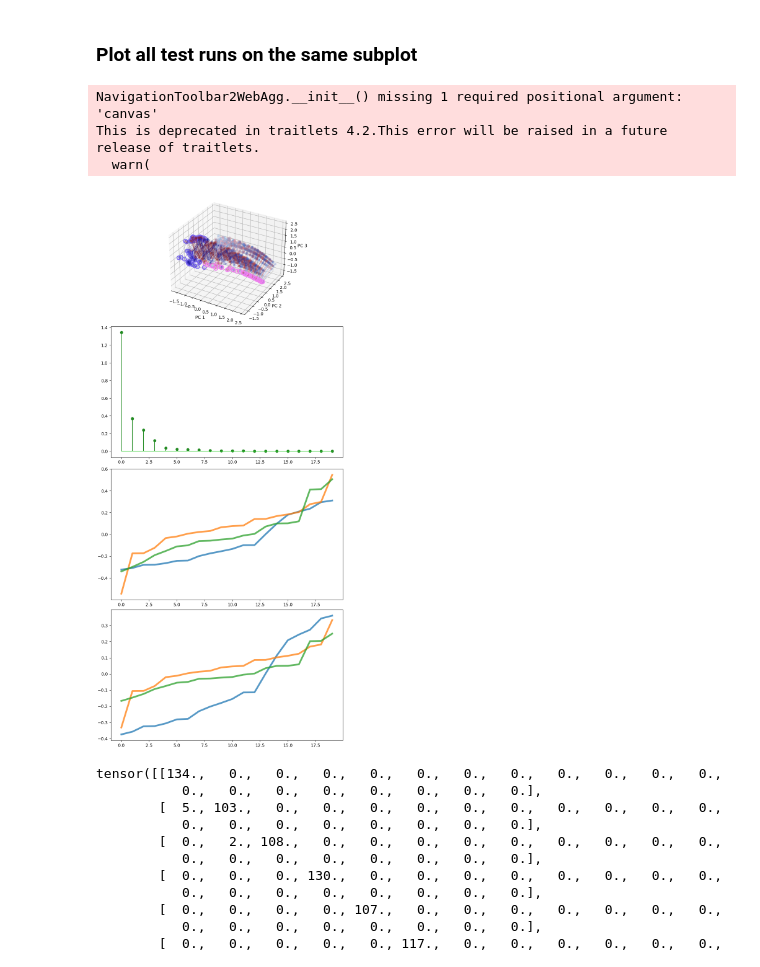
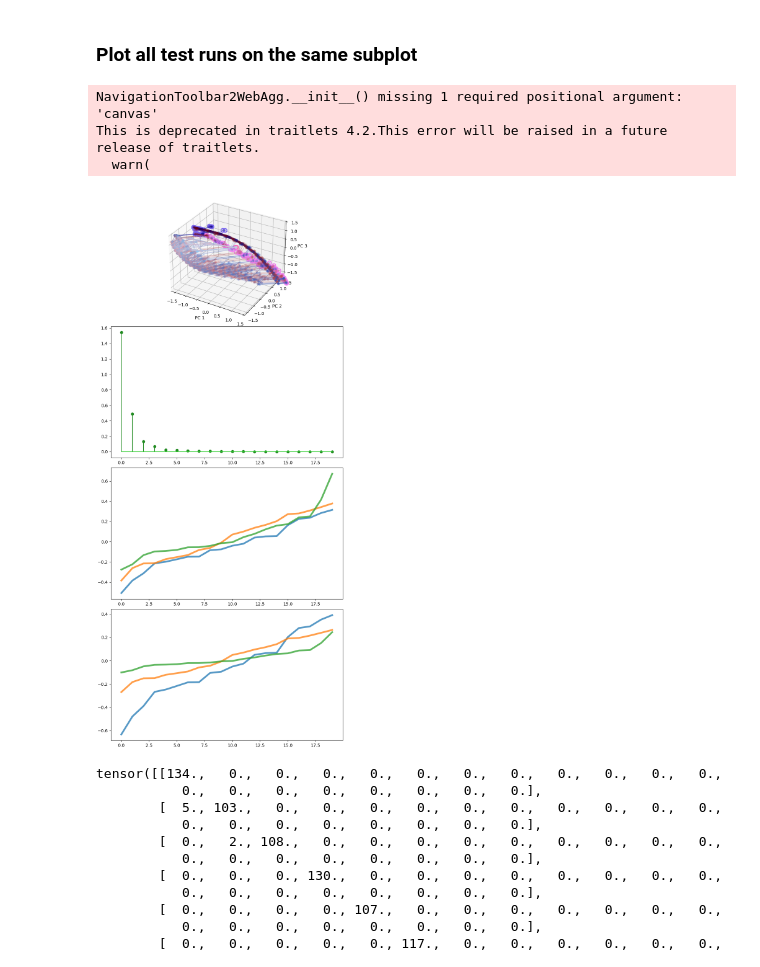
Before and after one commit to jonathan-chien/counting-rnn, a Jupyter notebook: notebooks/aaaa0001.ipynb, the cells around one changed output. Drawn from its saved outputs; the diff is of its cells as text; code cells hidden in the pictures.

```diff
--- a/notebooks/aaaa0001.ipynb
+++ b/notebooks/aaaa0001.ipynb
@@ -220,7 +221,7 @@ num_seq_to_plot = 50
 pcs_to_plot = [0, 1, 2]
 
 # Test runs to plot.
-test_run_id_to_plot_list = test_run_id_list[0:1]
+test_run_id_to_plot_list = test_run_id_list[0:2]
 num_test_runs_to_plot = len(test_run_id_to_plot_list)
 print(test_run_id_to_plot_list)
 
@@ -319,7 +346,7 @@ AttributeError: 'NoneType' object has no attribute 'canvas'
 ### Plot all test runs on the same subplot
 # %%
 # Use seed index from above cell. Set number of sequences (per test run) to plot independently here.
-num_seq_to_plot = 35
+num_seq_to_plot = 75
 
 # PCs to plot.
 pcs_to_plot = [0, 1, 2]
@@ -396,34 +423,34 @@ for i_test_run, test_run_id in enumerate(test_run_id_to_plot_list):
         axs_1[1].stem(
             common_all_test_runs['eigenspectrum'],
             linefmt='forestgreen',
             markerfmt='forestgreen',
             basefmt='limegreen'
         )
 
         # Plot eigenvector components.
         axs_1[2].remove()
         axs_1[2] = fig_1.add_subplot(4, 1, 3)
         for i_pc in pcs_to_plot:
             axs_1[2].plot(
                 torch.sort(common_all_test_runs['v'][:, i_pc])[0],
                 alpha=0.75,
                 linewidth=4
             )
 
         # Plot loading components.
         axs_1[3].remove()
         axs_1[3] = fig_1.add_subplot(4, 1, 4)
         for i_pc in pcs_to_plot:
             axs_1[3].plot(
                 torch.sort(common_all_test_runs['loadings'][:, i_pc])[0],
                 alpha=0.75,
                 linewidth=4
             )
 # %% [output]
 NavigationToolbar2WebAgg.__init__() missing 1 required positional argument: 'canvas'
 This is deprecated in traitlets 4.2.This error will be raised in a future release of traitlets.
   warn(
-[figure, old version]
+[figure, new version]
 # %%
 def construct_confusion_matrix(ground_truth_labels, generated_labels, matrix_support=None):
 
```
Also changed, not shown: parts of 3 cells of this notebook, 1 other file.
